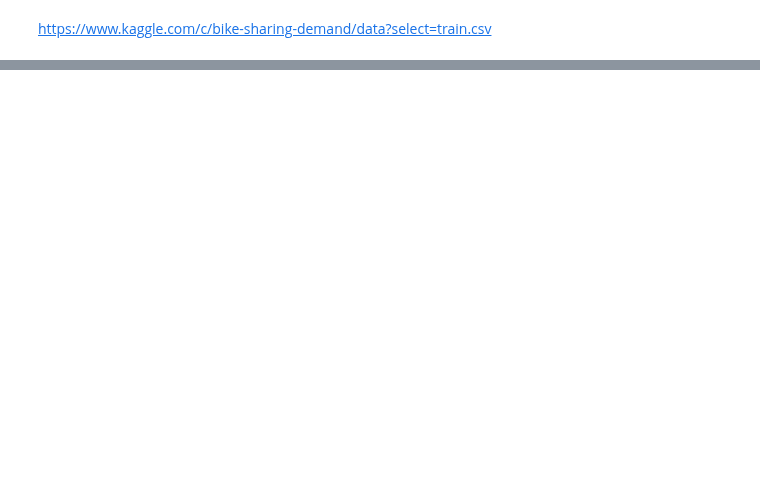
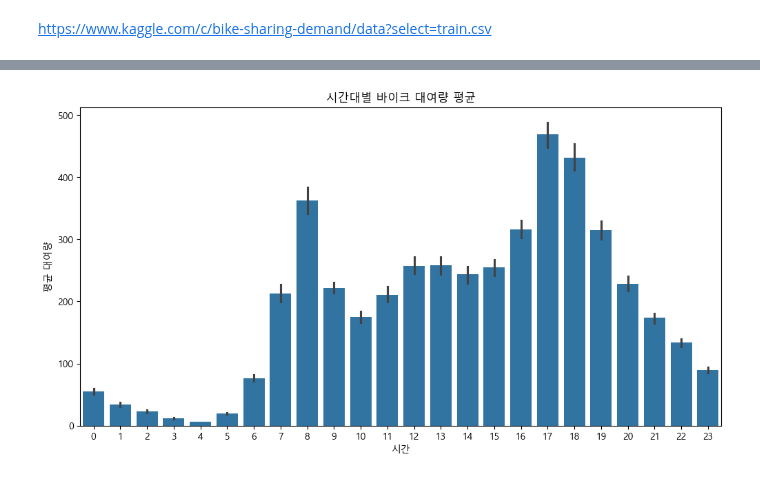
Before and after one commit to zdeik/hipython_rep, a Jupyter notebook: 39.bike대여량예측모델.ipynb, the cells around one changed output, grey strips where cells are left out. Drawn from its saved outputs; the diff is of its cells as text; code cells hidden in the pictures; blank space fills up the shorter version.

```diff
--- a/39.bike대여량예측모델.ipynb
+++ b/39.bike대여량예측모델.ipynb
@@ -62,24 +100,0 @@ memory usage: 1020.7+ KB
-# %%
-# datetime 계절 변화 반영과 요일반영
-# datetime을 datetime 타입으로 변환
-BSD_DF_train['datetime'] = pd.to_datetime(BSD_DF_train['datetime'])
-
-# 월과 요일 추출
-BSD_DF_train['month'] = BSD_DF_train['datetime'].dt.month
-BSD_DF_train['weekday'] = BSD_DF_train['datetime'].dt.weekday  # 0=월요일, 6=일요일
-
-# 월을 사이클릭 피처로 변환 (계절성 반영)
-BSD_DF_train['month_sin'] = np.sin(2 * np.pi * BSD_DF_train['month'] / 12)
-BSD_DF_train['month_cos'] = np.cos(2 * np.pi * BSD_DF_train['month'] / 12)
-
-# 요일을 One-Hot Encoding
-weekday_dummies = pd.get_dummies(BSD_DF_train['weekday'], prefix='weekday')
-
-# 원본 데이터에 붙이기
-BSD_DF_train = pd.concat([BSD_DF_train, weekday_dummies], axis=1)
-
-# 필요 없으면 원본 컬럼 삭제
-BSD_DF_train = BSD_DF_train.drop(['datetime', 'month', 'weekday'], axis=1)
-
-# 결과 확인
-print(BSD_DF_train.head())
@@ -112,0 +141,11 @@ BSD_DF_train[weekday_cols] = BSD_DF_train[weekday_cols].astype(int)
+# %%
+import seaborn as sns
+
+plt.figure(figsize=(12, 6))
+sns.barplot(x='hour', y='count', data=BSD_DF_train)
+plt.title('시간대별 바이크 대여량 평균')
+plt.xlabel('시간')
+plt.ylabel('평균 대여량')
+plt.show()
+# %% [output]
+[figure, added]
```
Also changed, not shown: parts of 55 cells of this notebook, 2 other files.
